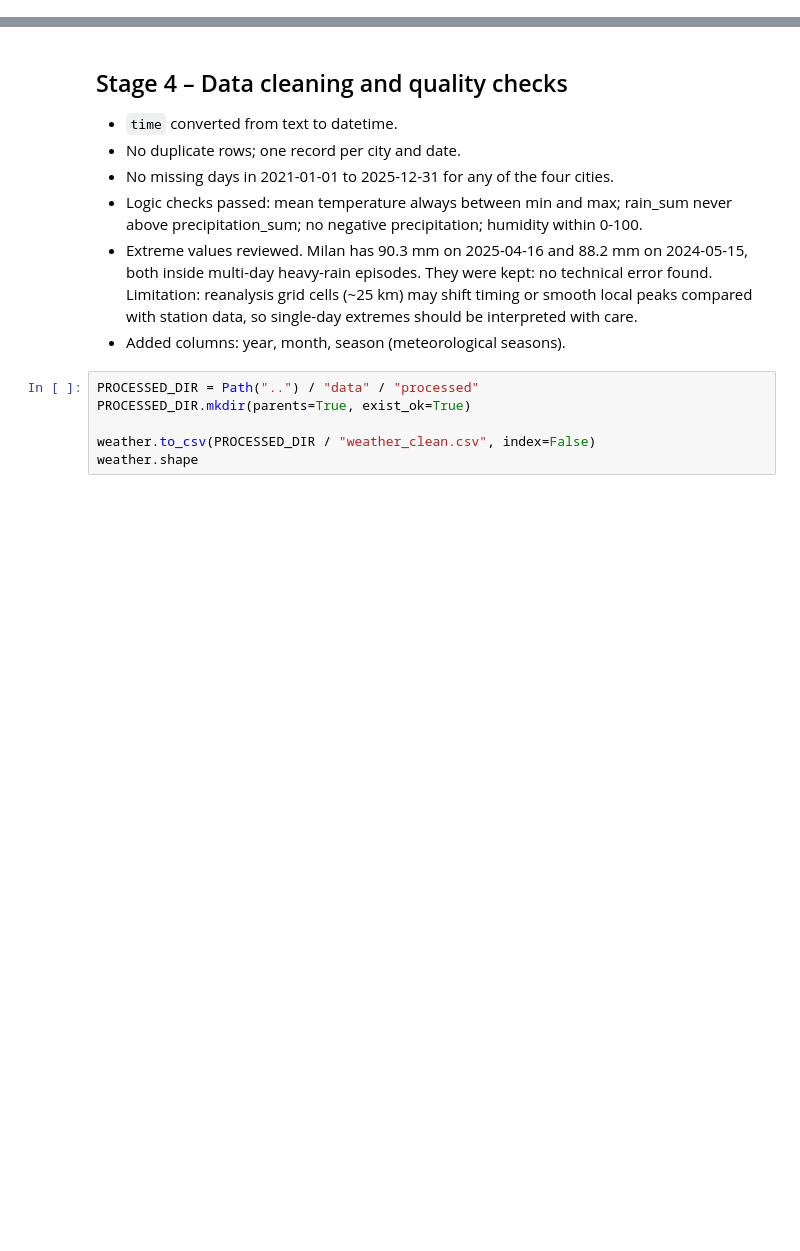
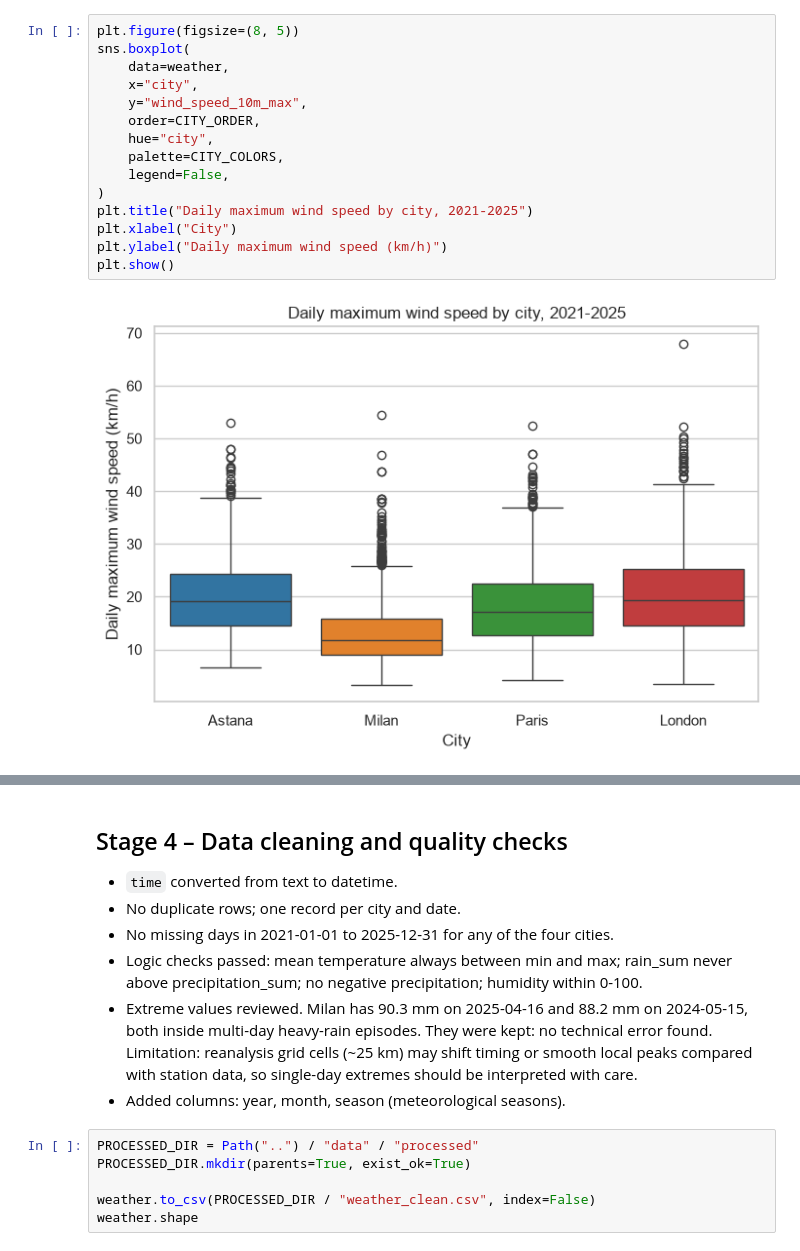
Before and after one commit to marlesulydan/Weather-data-analysis-, a Jupyter notebook: notebooks/weather_analysis.ipynb, the cells around one changed output, grey strips where cells are left out. Drawn from its saved outputs; the diff is of its cells as text; blank space fills up the shorter version.

Commit message:
Add exploratory plots: temperature, precipitation and wind by city

```diff
--- a/notebooks/weather_analysis.ipynb
+++ b/notebooks/weather_analysis.ipynb
@@ -0,0 +1,17 @@
+# %%
+plt.figure(figsize=(8, 5))
+sns.boxplot(
+    data=weather,
+    x="city",
+    y="wind_speed_10m_max",
+    order=CITY_ORDER,
+    hue="city",
+    palette=CITY_COLORS,
+    legend=False,
+)
+plt.title("Daily maximum wind speed by city, 2021-2025")
+plt.xlabel("City")
+plt.ylabel("Daily maximum wind speed (km/h)")
+plt.show()
+# %% [output]
+[figure, added]
```
Also changed, not shown: parts of 5 cells of this notebook.
